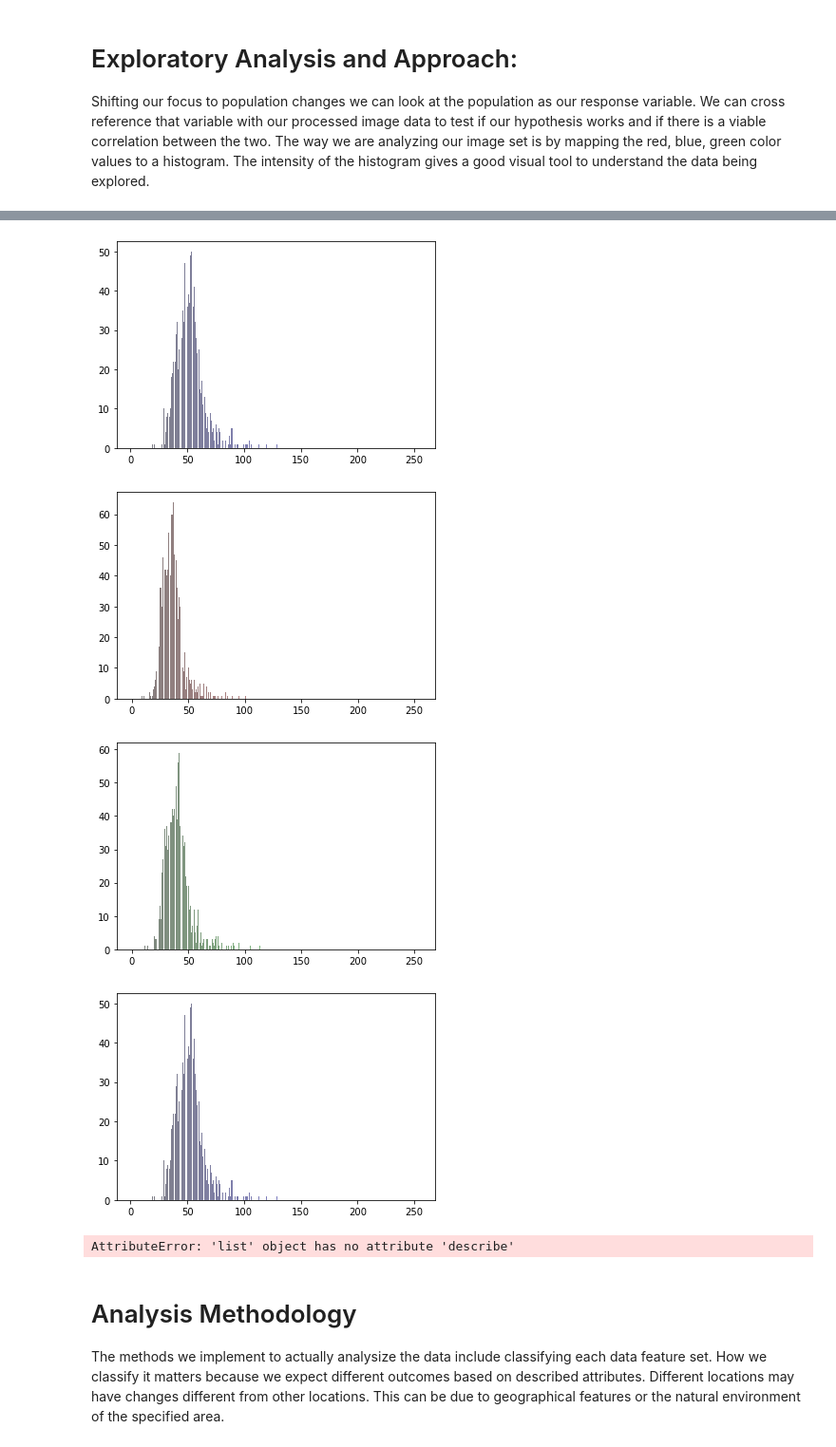
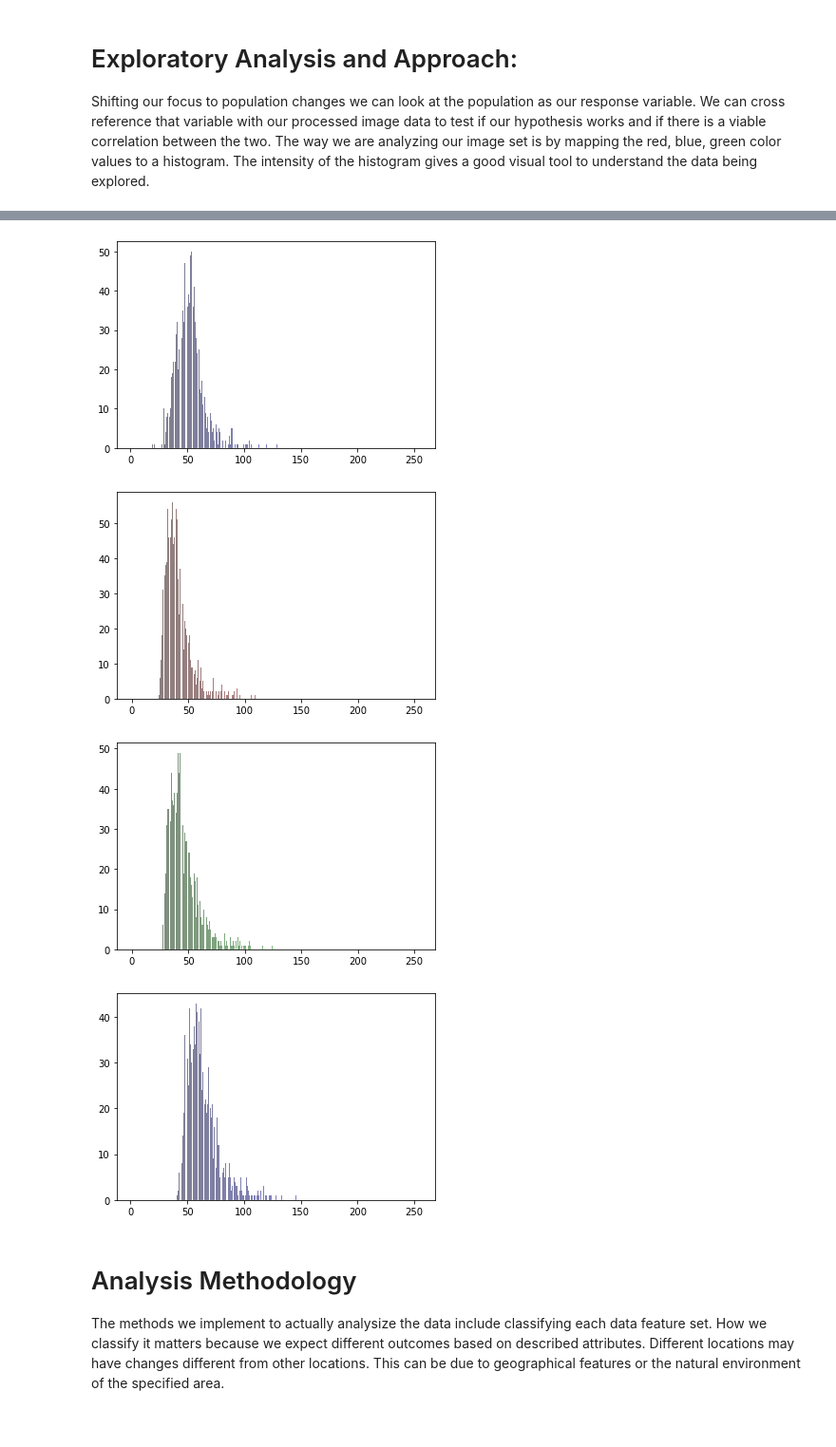
Before and after one commit to JSimonyan/SatteliteAnalysis, a Jupyter notebook: Milestone.ipynb, the cells around one changed output, grey strips where cells are left out. Shown at 95% size. Cells and saved outputs as stored; diff of their text form; code cells hidden in the pictures.

```diff
--- a/Milestone.ipynb
+++ b/Milestone.ipynb
@@ -150,9 +150,9 @@ Rm = hist[0:256]
 Gm = hist[256:512]
 Bm = hist[512:768]
 
-Rm2 = hist[0:256]
-Gm2 = hist[256:512]
-Bm2 = hist[512:768]
+Rm2 = hist2[0:256]
+Gm2 = hist2[256:512]
+Bm2 = hist2[512:768]
 
 
 def Red(R):
@@ -160,37 +160,36 @@ def Red(R):
 def Green(G):
     return '#%02x%02x%02x'%(0,G,0)
 def Blue(B):
     return '#%02x%02x%02x'%(0,0,B)
 
 for i in range(0, 256):
     plt.bar(i, Rm[i], color = Red(i), alpha = .5)
     plt.figure(1) # plot red
 for i in range(0, 256):
     plt.bar(i, Gm[i], color = Green(i), alpha = .5)
     plt.figure(2) # plot green
 for i in range(0, 256):
     plt.bar(i, Bm[i], color = Blue(i), alpha = .5)
     plt.figure(3) #plot blue
 plt.show()
 
 for i in range(0, 256):
     plt.bar(i, Rm2[i], color = Red(i), alpha = .5)
     plt.figure(1) # plot red
 for i in range(0, 256):
     plt.bar(i, Gm2[i], color = Green(i), alpha = .5)
     plt.figure(2) # plot green
 for i in range(0, 256):
     plt.bar(i, Bm2[i], color = Blue(i), alpha = .5)
     plt.figure(3) #plot blue
 plt.show()
 # %% [output]
 [figure]
 [figure]
 [figure]
-[figure, old version]
+[figure, new version]
-[figure, old version]
+[figure, new version]
-[figure, old version]
+[figure, new version]
-AttributeError: 'list' object has no attribute 'describe'
 # %% [markdown]
 # Analysis Methodology
    The methods we implement to actually analysize the data include classifying each data feature set. How we classify it matters because we expect different outcomes based on described attributes. Different locations may have changes different from other locations. This can be due to geographical features or the natural environment of the specified area.
```
